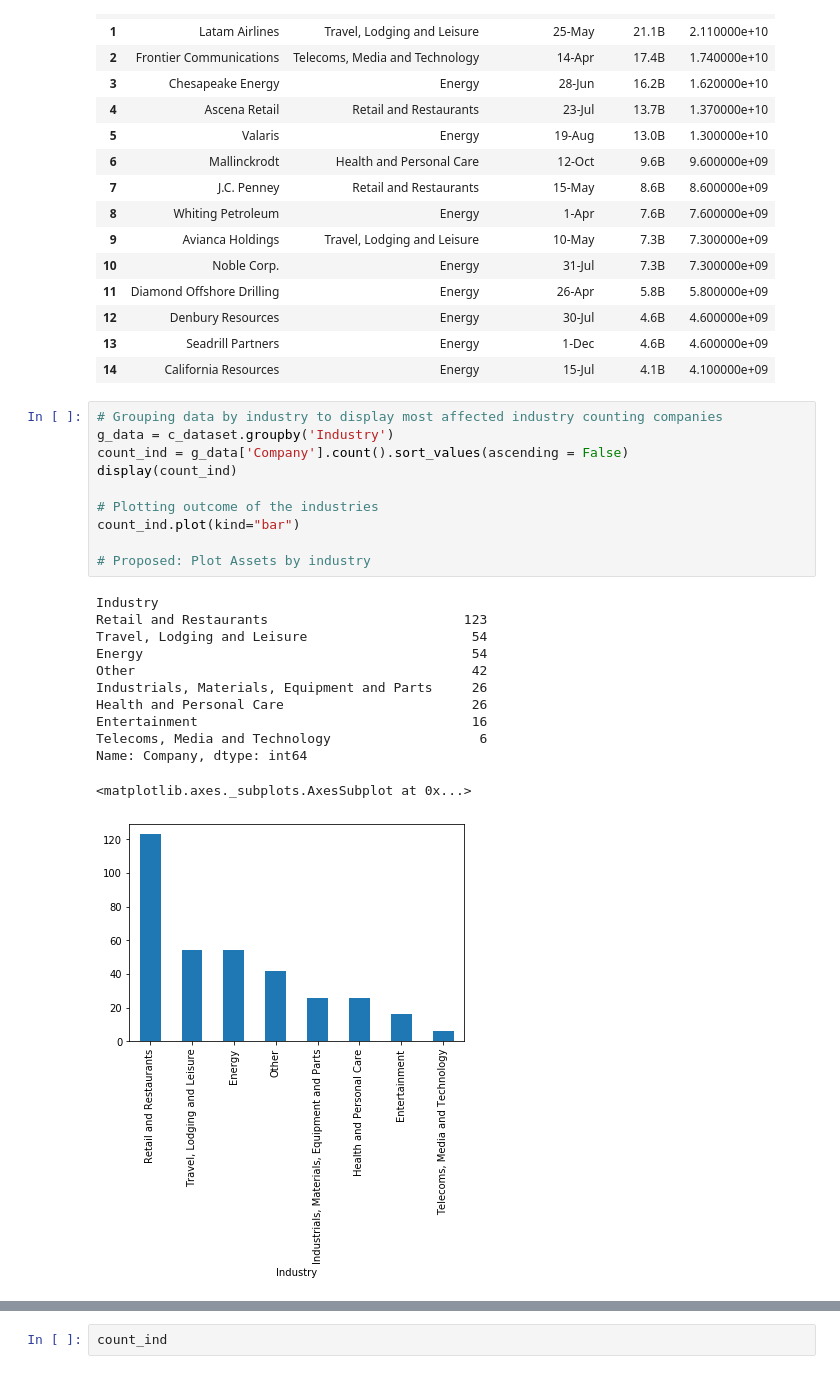
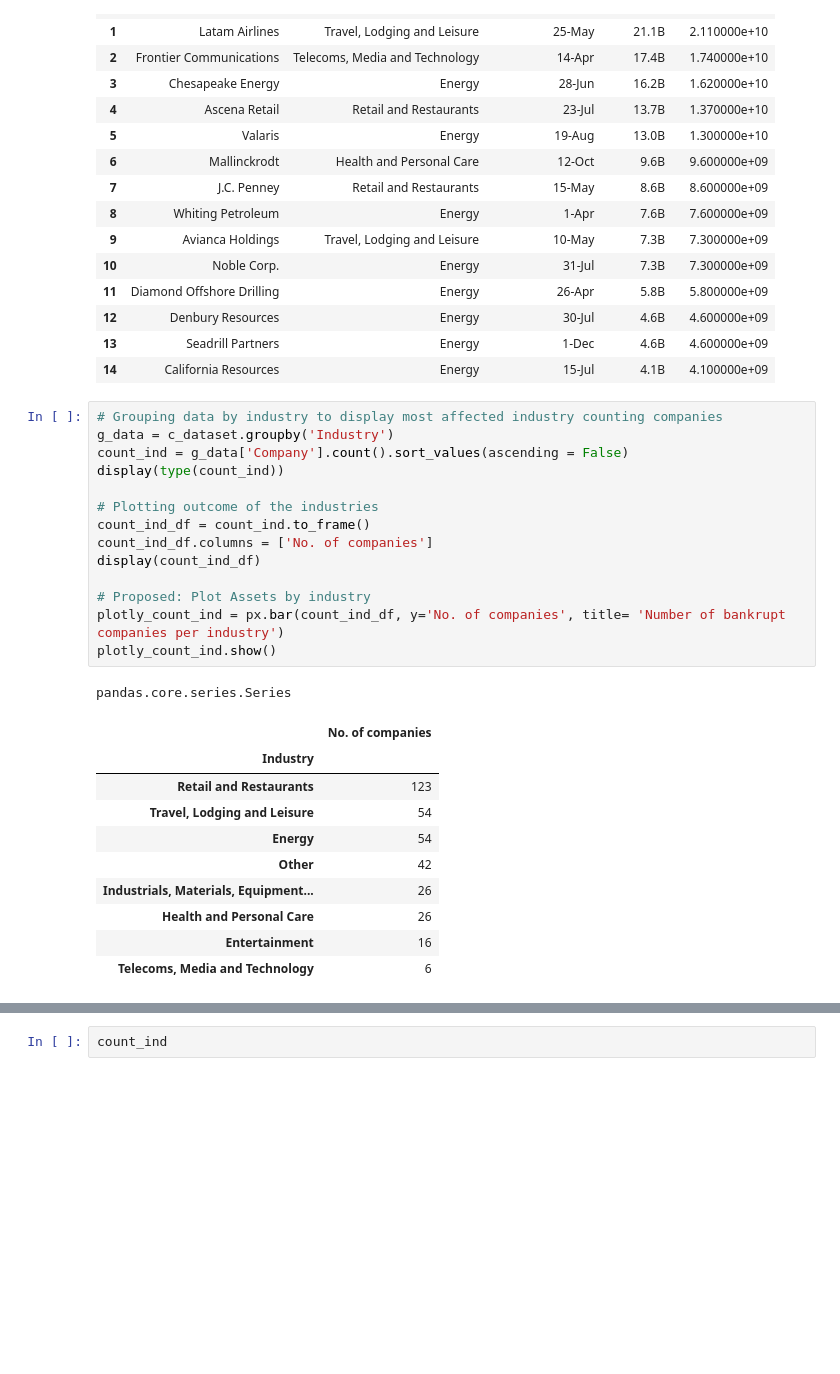
Before and after one commit to Rcidm1994/Project1, a Jupyter notebook: Bankrupt_Data.ipynb, the cells around one changed output, grey strips where cells are left out. Saved outputs shown, nothing was run; the diff lists cells and outputs as text; blank space fills up the shorter version.

```diff
--- a/Bankrupt_Data.ipynb
+++ b/Bankrupt_Data.ipynb
@@ -61,23 +62,26 @@ display(c_dataset.head(15))
 # %%
 # Grouping data by industry to display most affected industry counting companies
 g_data = c_dataset.groupby('Industry')
 count_ind = g_data['Company'].count().sort_values(ascending = False)
-display(count_ind)
+display(type(count_ind))
 
 # Plotting outcome of the industries
-count_ind.plot(kind="bar")
+count_ind_df = count_ind.to_frame()
+count_ind_df.columns = ['No. of companies']
+display(count_ind_df)
 
 # Proposed: Plot Assets by industry
+plotly_count_ind = px.bar(count_ind_df, y='No. of companies', title= 'Number of bankrupt companies per industry')
+plotly_count_ind.show()
 # %% [output]
-Industry
-Retail and Restaurants                         123
-Travel, Lodging and Leisure                     54
-Energy                                          54
-Other                                           42
-Industrials, Materials, Equipment and Parts     26
-Health and Personal Care                        26
-Entertainment                                   16
-Telecoms, Media and Technology                   6
-Name: Company, dtype: int64
+pandas.core.series.Series
-<matplotlib.axes._subplots.AxesSubplot at 0x...>
-[figure, removed]
+|  | No. of companies |
+| Industry |  |
+| Retail and Restaurants | 123 |
+| Travel, Lodging and Leisure | 54 |
+| Energy | 54 |
+| Other | 42 |
+| Industrials, Materials, Equipment... | 26 |
+| Health and Personal Care | 26 |
+| Entertainment | 16 |
+| Telecoms, Media and Technology | 6 |
```
Also changed, not shown: parts of 4 cells of this notebook.
